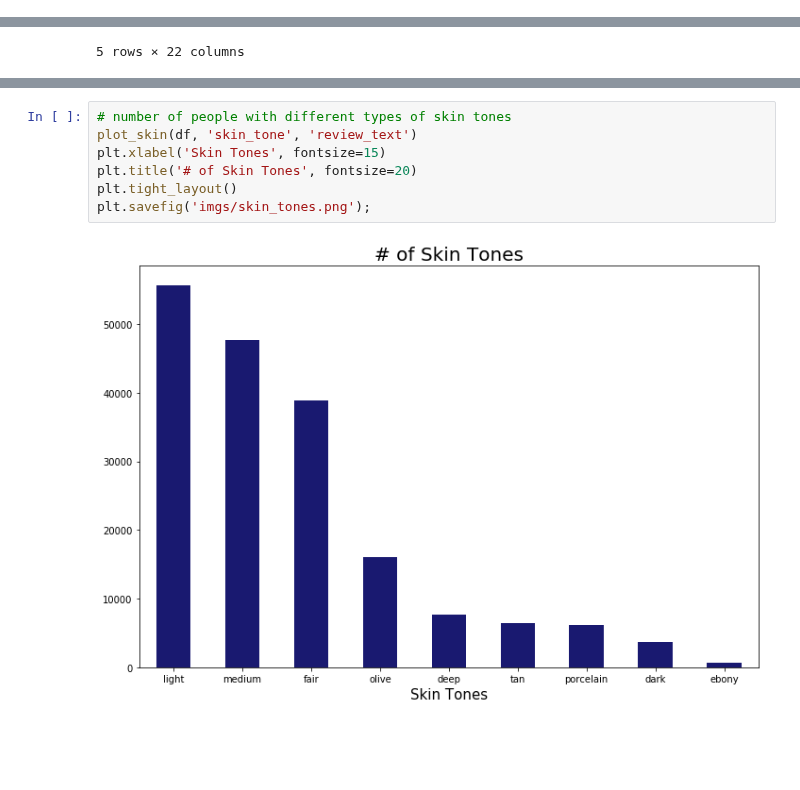
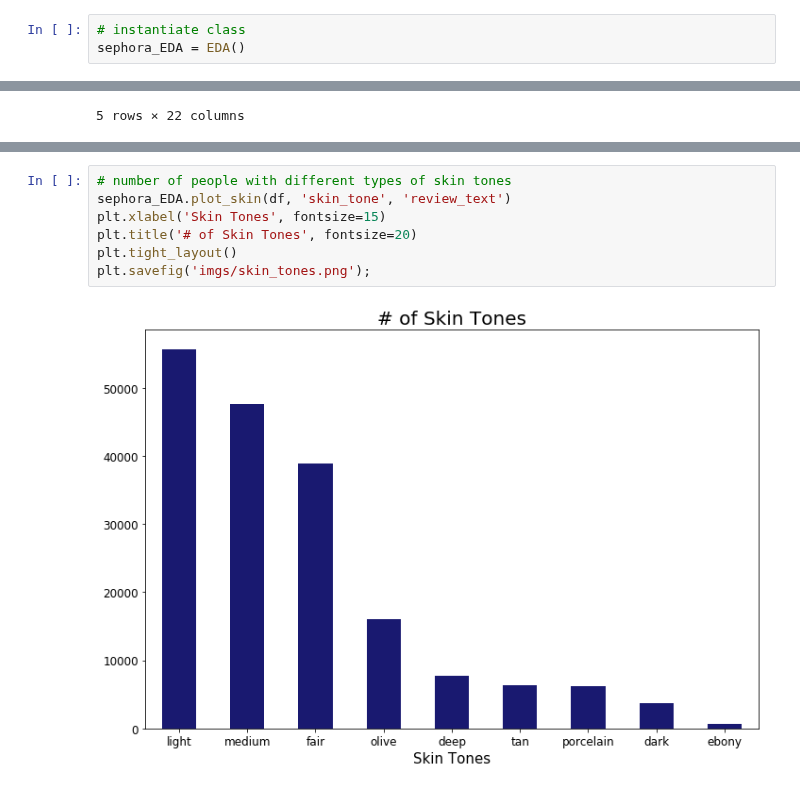
Before and after one commit to nicleong27/Beauty_Reviews, a Jupyter notebook: Sephora-EDA.ipynb, the cells around one changed output, grey strips where cells are left out. Drawn from its saved outputs; the diff is of its cells as text; blank space fills up the shorter version.

```diff
--- a/Sephora-EDA.ipynb
+++ b/Sephora-EDA.ipynb
@@ -51,5 +57,8 @@ Index(['brand', 'name', 'brand_id', 'brand_image_url', 'product_id',
        'first_submission_date', 'last_submission_date', 'location',
        'description'],
       dtype='object')
+# %%
+# instantiate class
+sephora_EDA = EDA()
 # %% [markdown]
 Check to see how many missing values there are in the data
@@ -397,11 +209,11 @@ plt.savefig('imgs/skin_types.png');
 # %%
 # number of people with different types of skin tones
-plot_skin(df, 'skin_tone', 'review_text')
+sephora_EDA.plot_skin(df, 'skin_tone', 'review_text')
 plt.xlabel('Skin Tones', fontsize=15)
 plt.title('# of Skin Tones', fontsize=20)
 plt.tight_layout()
 plt.savefig('imgs/skin_tones.png');
 # %% [output]
-[figure, old version]
+[figure, new version]
 # %%
 # number of people with different types of skin concerns
```
Also changed, not shown: parts of 46 cells of this notebook.
